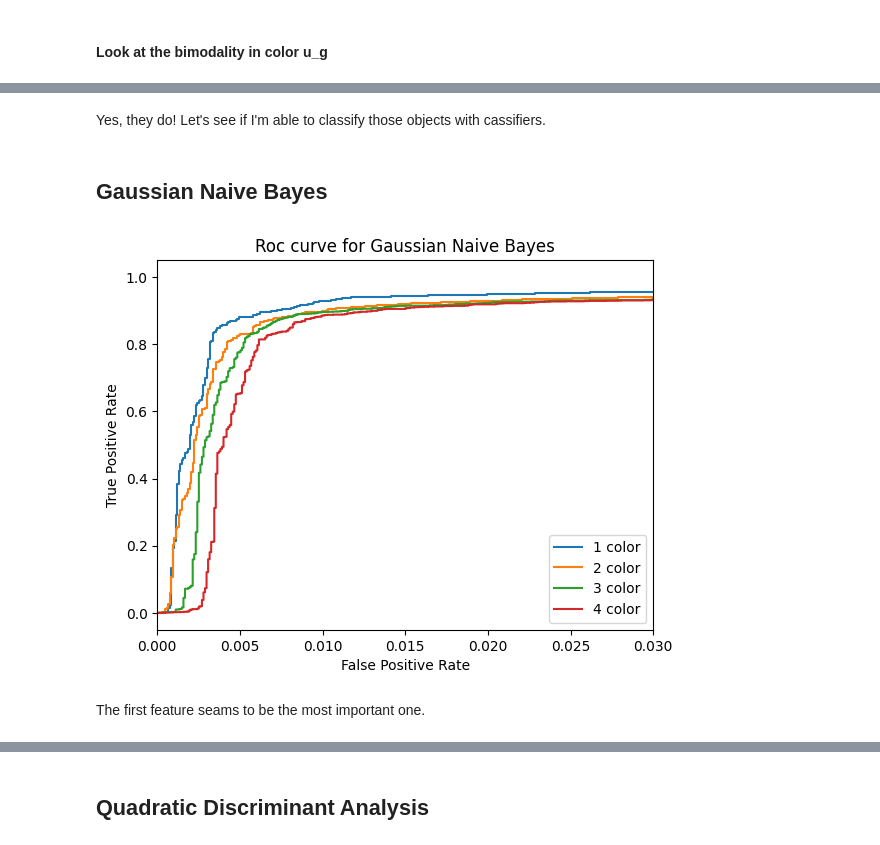
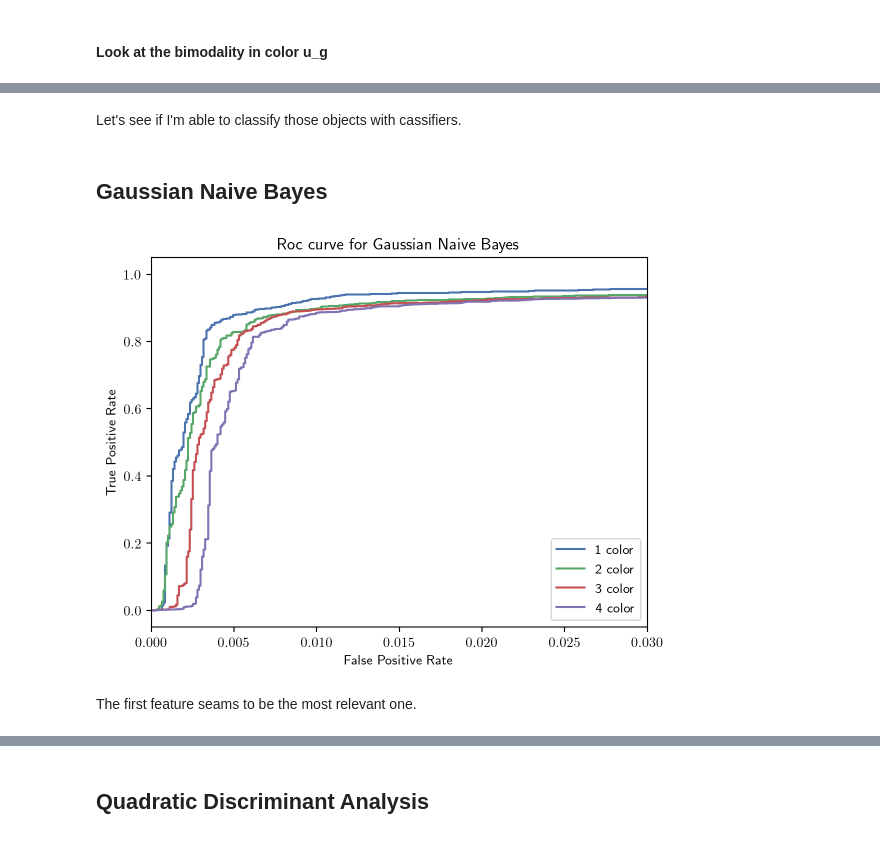
Before and after one commit to GiuliaConti/astrostatistics_bicocca_2024, a Jupyter notebook: working/E17_L19_QsoGal.ipynb, the cells around one changed output, grey strips where cells are left out. Drawn from its saved outputs; the diff is of its cells as text; code cells hidden in the pictures.

```diff
--- a/working/E17_L19_QsoGal.ipynb
+++ b/working/E17_L19_QsoGal.ipynb
@@ -15,6 +17,11 @@ from sklearn.naive_bayes import GaussianNB
 from sklearn.discriminant_analysis import QuadraticDiscriminantAnalysis
 from astroML.classification import GMMBayes
 from sklearn.neighbors import KNeighborsClassifier
+
+plt.style.use('seaborn-v0_8-deep')
+plt.rc('text', usetex=True)
+%matplotlib inline
+%config InlineBackend.figure_format='retina'
 # %%
 np.random.seed(42)
 # %%
@@ -117,28 +115,36 @@ plt.show()
 # %% [markdown]
-Yes, they do! Let's see if I'm able to classify those objects with cassifiers.
+Let's see if I'm able to classify those objects with cassifiers.
 # %% [markdown]
 ## Gaussian Naive Bayes
 # %%
 gnb = GaussianNB()
 
-for ncol in range(X_train[0].size):
-    X = X_train[:,:ncol+1]
+colors = np.arange(X_train[0].size) + 1
+completeness = np.zeros(X_train[0].size)
+contamination = np.zeros(X_train[0].size)
+
+
+for ncol in colors:
+    X = X_train[:,:ncol]
     y = y_train
 
     gnb.fit(X,y)
 
-    y_prob = gnb.predict_proba(X_test[:,:ncol+1])[:,1]
+    y_prob = gnb.predict_proba(X_test[:,:ncol])[:,1]
+    y_pred = gnb.predict(X_test[:,:ncol])
     fpr, tpr, thresholds = roc_curve(y_test,y_prob)
 
-    plt.plot(fpr, tpr, label=str(ncol+1)+' color')
+    completeness[ncol-1], contamination [ncol-1] = completeness_contamination(y_pred, y_test)
+
+    plt.plot(fpr, tpr, label=str(ncol)+' color')
 
 plt.xlim(0,0.03)
 plt.title('Roc curve for Gaussian Naive Bayes')
 plt.xlabel('False Positive Rate')
 plt.ylabel('True Positive Rate')
 plt.legend()
 plt.show()
 # %% [output]
-[figure, old version]
+[figure, new version]
 # %% [markdown]
-The first feature seams to be the most important one.
+The first feature seams to be the most relevant one.
```
Also changed, not shown: parts of 18 cells of this notebook.
